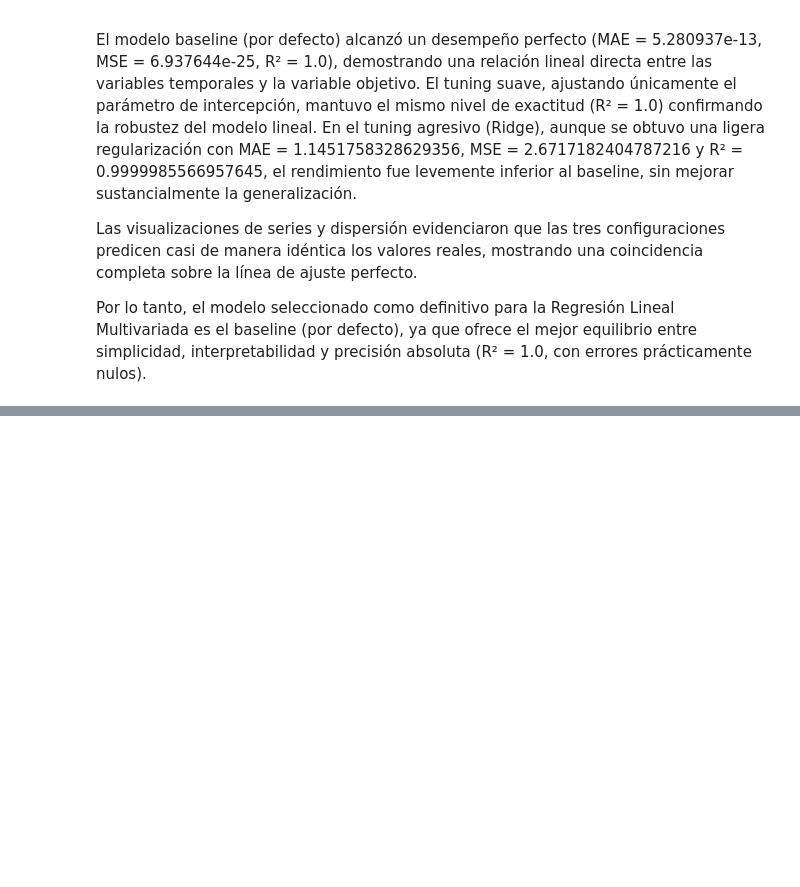
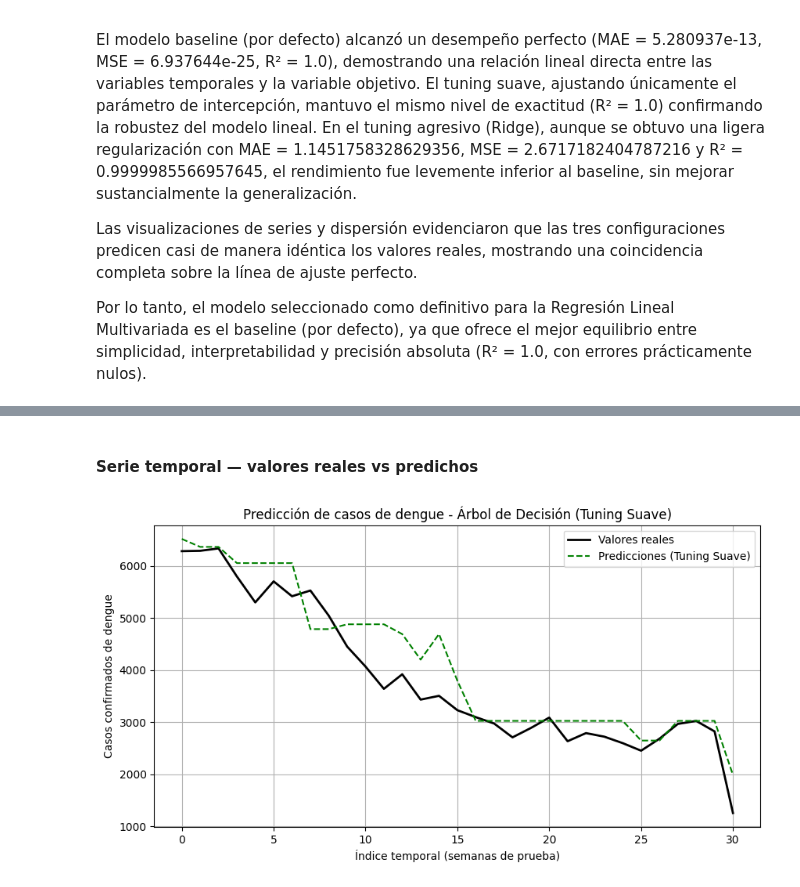
Before and after one commit to jefersonfloz/Trabajo-final-IA, a Jupyter notebook: Proyectofinal.ipynb, the cells around one changed output, grey strips where cells are left out. Drawn from its saved outputs; the diff is of its cells as text; code cells hidden in the pictures; blank space fills up the shorter version.

Commit message:
Modelo 2 - Arboles de Desicion

```diff
--- a/Proyectofinal.ipynb
+++ b/Proyectofinal.ipynb
@@ -687,0 +729,23 @@ Por lo tanto, el modelo seleccionado como definitivo para la Regresión Lineal M
+# %%
+# Tuning suave para Árbol de Decisión
+from sklearn.model_selection import GridSearchCV, TimeSeriesSplit
+
+tscv = TimeSeriesSplit(n_splits=5)
+
+param_grid_arbol_suave = {
+    'max_depth': [3, 5, 7, 9, None],
+    'min_samples_split': [2, 5, 10],
+    'min_samples_leaf': [1, 2, 4]
+}
+
+arbol = DecisionTreeRegressor(random_state=42)
+grid_arbol_suave = GridSearchCV(arbol, param_grid_arbol_suave, cv=tscv, scoring='neg_mean_absolute_error')
+grid_arbol_suave.fit(X_train_scaled, y_train)
+
+y_pred_arbol_suave = grid_arbol_suave.best_estimator_.predict(X_test_scaled)
+
+mae_arbol_suave = mean_absolute_error(y_test, y_pred_arbol_suave)
+mse_arbol_suave = mean_squared_error(y_test, y_pred_arbol_suave)
+r2_arbol_suave  = r2_score(y_test, y_pred_arbol_suave)
+
+mae_arbol_suave, mse_arbol_suave, r2_arbol_suave, grid_arbol_suave.best_params_
@@ -687,0 +771,15 @@ Por lo tanto, el modelo seleccionado como definitivo para la Regresión Lineal M
+# %% [markdown]
+#### Serie temporal — valores reales vs predichos
+# %%
+plt.figure(figsize=(10,5))
+plt.plot(y_test.values, label="Valores reales", color="black", linewidth=2)
+plt.plot(y_pred_arbol_suave, label="Predicciones (Tuning Suave)", linestyle="--", color="green")
+
+plt.title("Predicción de casos de dengue - Árbol de Decisión (Tuning Suave)")
+plt.xlabel("Índice temporal (semanas de prueba)")
+plt.ylabel("Casos confirmados de dengue")
+plt.legend()
+plt.grid(True)
+plt.show()
+# %% [output]
+[figure, added]
```
Also changed, not shown: parts of 16 cells of this notebook.
